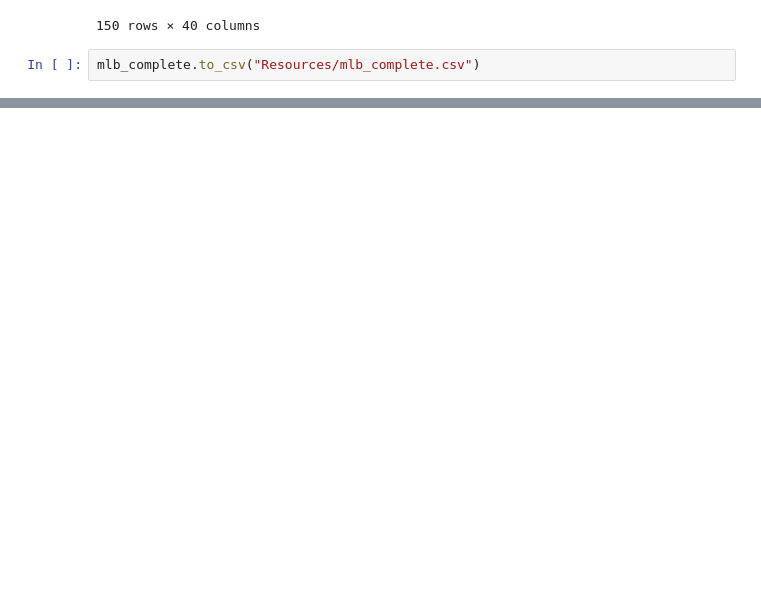
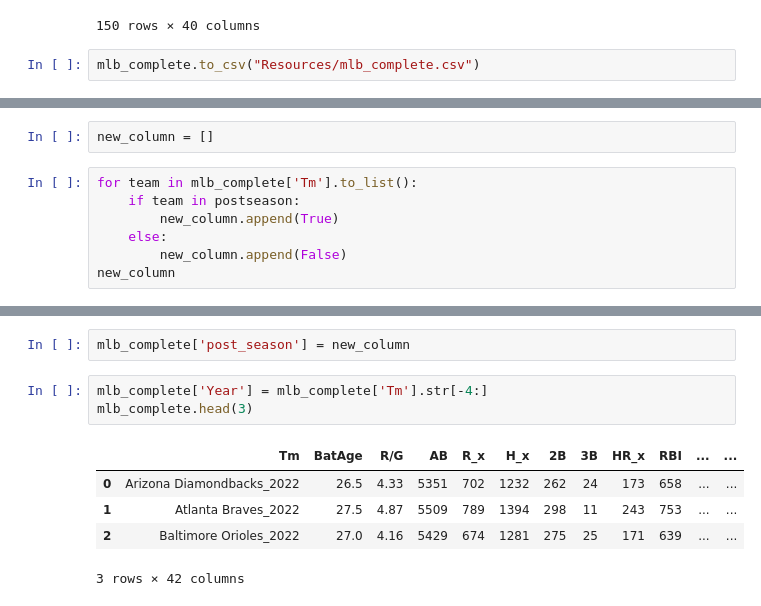
Before and after one commit to bjhepburn/mlb_predictions, a Jupyter notebook: mlb_baseball.ipynb, the cells around one changed output, grey strips where cells are left out. Drawn from its saved outputs; the diff is of its cells as text; blank space fills up the shorter version.

```diff
--- a/mlb_baseball.ipynb
+++ b/mlb_baseball.ipynb
@@ -137,0 +180,9 @@ mlb_complete.to_csv("Resources/mlb_complete.csv")
+# %%
+new_column = []
+# %%
+for team in mlb_complete['Tm'].to_list():
+    if team in postseason:
+        new_column.append(True)
+    else:
+        new_column.append(False)
+new_column
@@ -137,0 +207,11 @@ mlb_complete.to_csv("Resources/mlb_complete.csv")
+# %%
+mlb_complete['post_season'] = new_column
+# %%
+mlb_complete['Year'] = mlb_complete['Tm'].str[-4:]
+mlb_complete.head(3)
+# %% [output]
+|  | Tm | BatAge | R/G | AB | R_x | H_x | 2B | 3B | HR_x | RBI | ... | ... |
+| 0 | Arizona Diamondbacks_2022 | 26.5 | 4.33 | 5351 | 702 | 1232 | 262 | 24 | 173 | 658 | ... | ... |
+| 1 | Atlanta Braves_2022 | 27.5 | 4.87 | 5509 | 789 | 1394 | 298 | 11 | 243 | 753 | ... | ... |
+| 2 | Baltimore Orioles_2022 | 27.0 | 4.16 | 5429 | 674 | 1281 | 275 | 25 | 171 | 639 | ... | ... |
+3 rows × 42 columns
```
Also changed, not shown: parts of 2 cells of this notebook, 1 other file.
